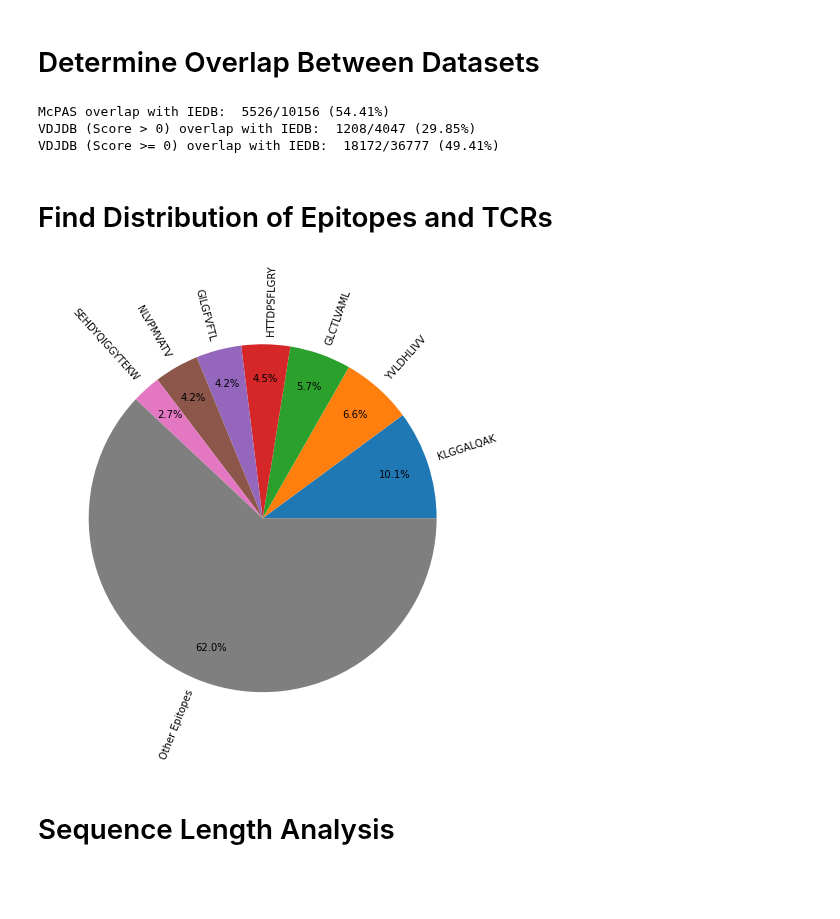
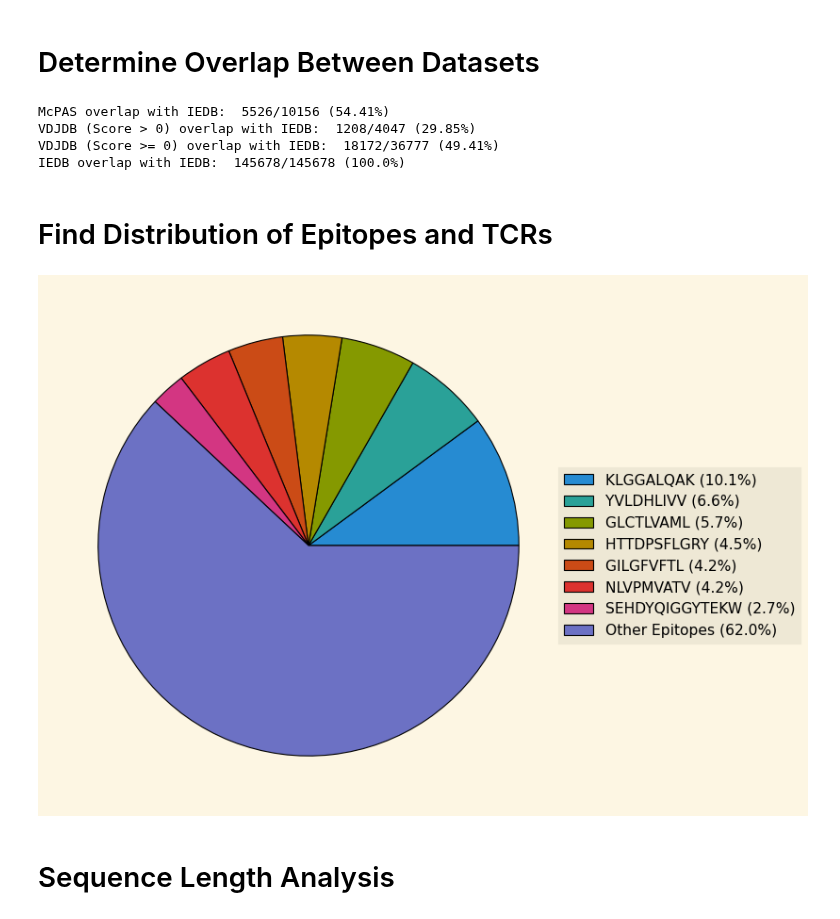
Before and after one commit to Lee-CBG/ATM-TCR, a Jupyter notebook: data/data_analytics.ipynb, the cells around one changed output. Saved outputs shown, nothing was run; the diff lists cells and outputs as text; code cells hidden in the pictures; blank space fills up the shorter version.

Commit message:
Added Epitope Dist Figure

```diff
--- a/data/data_analytics.ipynb
+++ b/data/data_analytics.ipynb
@@ -376,40 +377,51 @@ def print_overlap_statistic(name, overlap_df, original_df):
 overlap_mcpas = determine_overlap(final_mcpas, final_iedb)
 overlap_vdjdb = determine_overlap(final_vdjdb, final_iedb)
 overlap_all_vdjdb = determine_overlap(all_vdjdb, final_iedb)
+overlap_iedb = determine_overlap(final_iedb, final_iedb)
 overlap_mcpas_stat = len(overlap_mcpas)/len(final_mcpas) * 100
 overlap_vdjdb_stat = len(overlap_vdjdb)/len(final_vdjdb) * 100
 overlap_all_vdjdb_stat = len(overlap_all_vdjdb)/len(all_vdjdb) * 100
+overlap_iedb_stat = len(overlap_iedb)/len(final_iedb) * 100
 print_overlap_statistic('McPAS', overlap_mcpas, final_mcpas)
 print_overlap_statistic('VDJDB (Score > 0)', overlap_vdjdb, final_vdjdb)
 print_overlap_statistic('VDJDB (Score >= 0)', overlap_all_vdjdb, all_vdjdb)
+print_overlap_statistic('IEDB', overlap_iedb, final_iedb)
 # %% [output]
 McPAS overlap with IEDB:  5526/10156 (54.41%)
 VDJDB (Score > 0) overlap with IEDB:  1208/4047 (29.85%)
 VDJDB (Score >= 0) overlap with IEDB:  18172/36777 (49.41%)
+IEDB overlap with IEDB:  145678/145678 (100.0%)
 # %% [markdown]
 # Find Distribution of Epitopes and TCRs
 # %%
 def save_distribution(distribution, filename):
     with open(filename, 'w') as csv_file:
         writer = csv.writer(csv_file)
         for key, value in distribution.items():
             writer.writerow([key, value])
 
 unique_epitopes = combined_sequences['Epitope'].unique()
 unique_tcrs = combined_sequences['CDR3'].unique()
 epitope_distribution = combined_sequences['Epitope'].value_counts()
 tcr_distribution = combined_sequences['CDR3'].value_counts()
 #save_distribution(epitope_distribution, 'epitope_distribution.csv')
 #save_distribution(tcr_distribution, 'tcr_distribution.csv')
 
 # Draw Pie chart of epitope distribution
 major_epitope_distribution = epitope_distribution[epitope_distribution >= 3000]
 other_epitope_distribution = epitope_distribution[epitope_distribution < 3000]
 added_entry = pd.Series([other_epitope_distribution.sum()], index=['Other Epitopes'])
 major_epitope_distribution = major_epitope_distribution.append(added_entry)
-fig = major_epitope_distribution.plot.pie(figsize=(8, 8), ylabel="", autopct='%1.1f%%', pctdistance=0.8, labeldistance=1.05, rotatelabels=90)
+pcts = [i / major_epitope_distribution.sum() for i in major_epitope_distribution]
+pctlabels = [f'{i} ({j* 100:0.1f}%)' for i, j in zip(major_epitope_distribution.index, pcts)]
+plt.style.use('Solarize_Light2')
+fig = major_epitope_distribution.plot.pie(figsize=(9, 9), labels=None, ylabel="", labeldistance=1.05, rotatelabels=0, legend=True)
+plt.legend(pctlabels, bbox_to_anchor=(1.45,0.30), loc='lower right', prop={'size': 14})
+fig.set_facecolor(color='white')
+
+plt.savefig('fig/epitope_dist.png', transparent=True, bbox_inches='tight')
 # %% [output]
-[figure, old version]
+[figure, new version]
 # %% [markdown]
 # Sequence Length Analysis
 # %%
```
Also changed, not shown: parts of 1 cell of this notebook, 2 other files.
